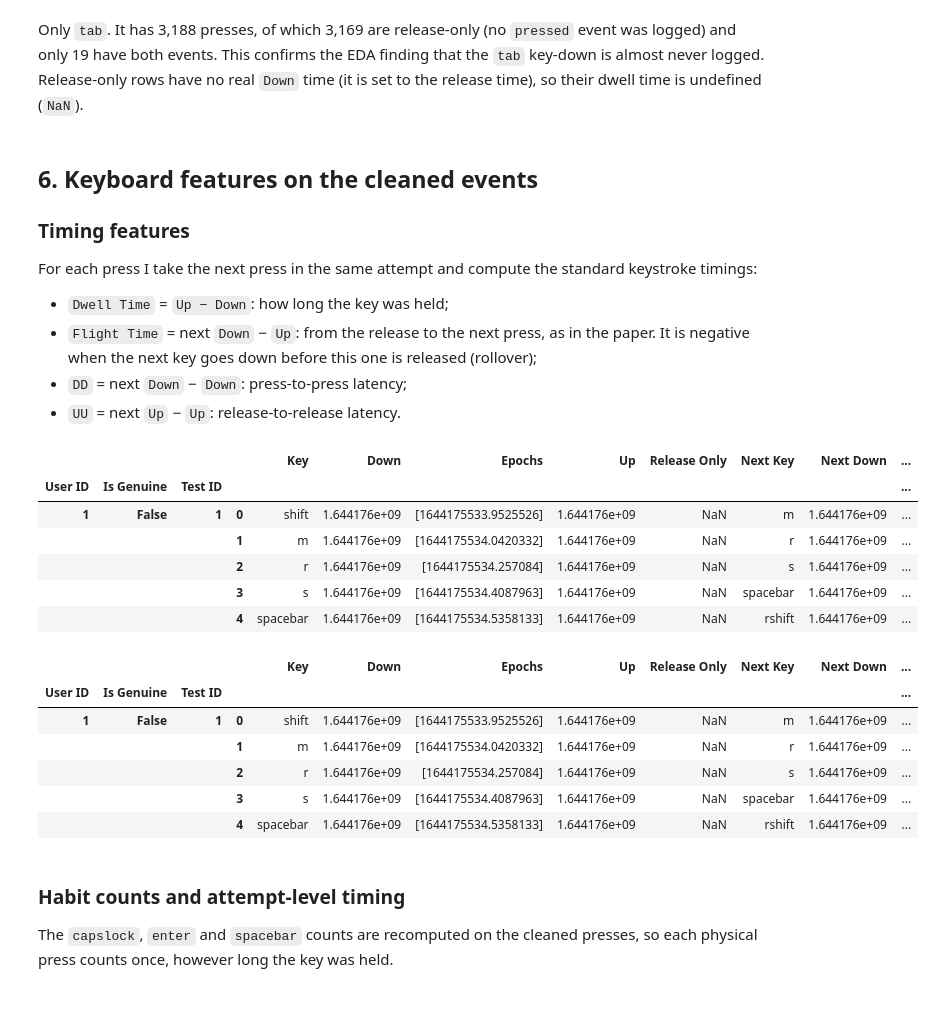
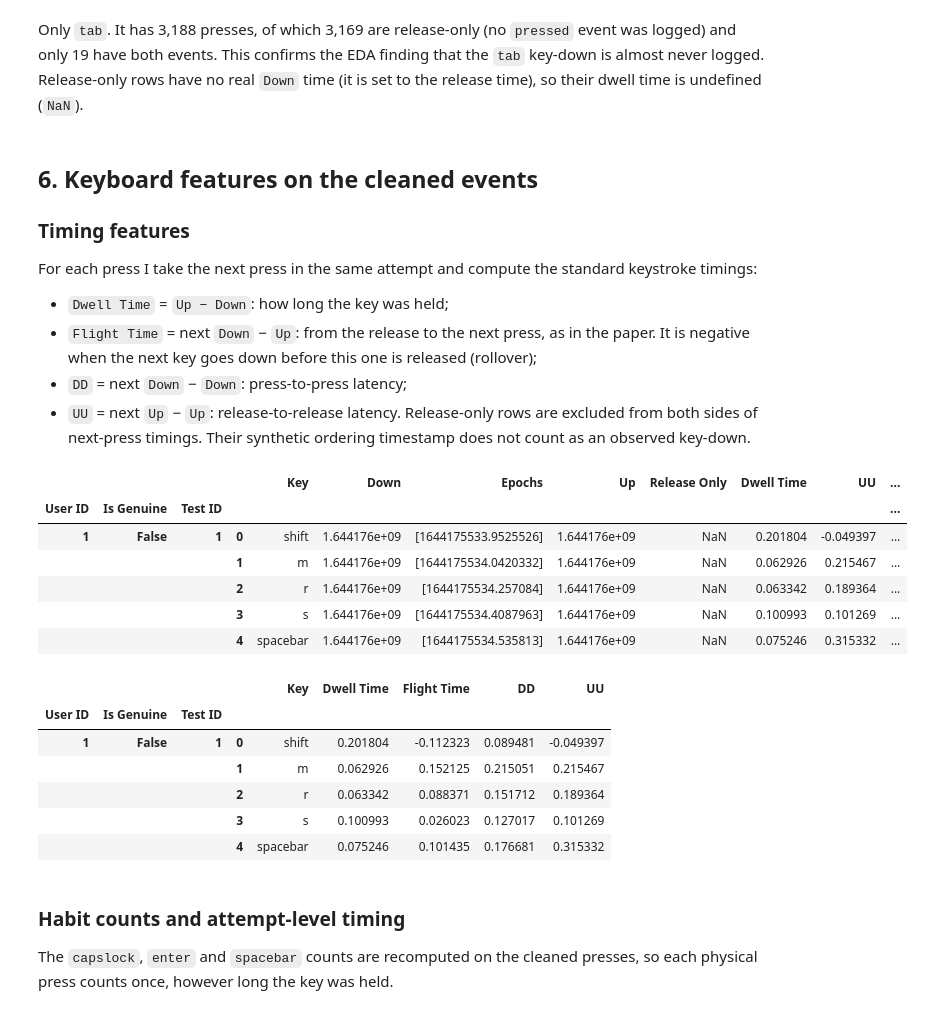
Before and after one commit to m-heldt/behavioral-ml, a Jupyter notebook: notebooks/features.ipynb, the cells around one changed output. Cells and saved outputs as stored; diff of their text form; code cells hidden in the pictures.

```diff
--- a/notebooks/features.ipynb
+++ b/notebooks/features.ipynb
@@ -22,12 +25,14 @@ Let's load the data first using the `load_data` function.
 # %%
+import os
+from pathlib import Path
 import pandas as pd
 import numpy as np
+from behavioral_ml.etl import load_data
+from behavioral_ml.features import key, build_feature_sets
 
-from behavioral_ml.etl import load_data
-
-mouse_df, key_df = load_data("../data/raw_kmt_dataset")
-
-mouse_df.sort_index()
+raw_mouse_df, raw_key_df = load_data(Path(os.environ.get("KMT_DATA_DIR", "../data/raw_kmt_dataset")))
+mouse_df, key_df = raw_mouse_df.copy(), raw_key_df.copy()
+mouse_df.head()
 # %% [output]
 |  |  |  |  |  | Event | Coordinates | Epoch |
 | User ID | Is Genuine | Test ID | Event ID | Movement ID |  |  |  |
@@ -947,40 +925,30 @@ For each press I take the next press in the same attempt and compute the standar
 - `Flight Time` = next `Down` − `Up`: from the release to the next press, as in the paper. It is negative when the next key goes down before this one is released (rollover);
 - `DD` = next `Down` − `Down`: press-to-press latency;
 - `UU` = next `Up` − `Up`: release-to-release latency.
+Release-only rows are excluded from both sides of next-press timings. Their
+synthetic ordering timestamp does not count as an observed key-down.
 # %%
-next_key_df = key_df.groupby(level=LEVELS).shift(-1).rename({
-    "Key": "Next Key",
-    "Down": "Next Down",
-    "Up": "Next Up"
-    }, axis=1)
-
-next_key_df = key_df.join(next_key_df[["Next Key", "Next Down", "Next Up"]])
-next_key_df.head()
+# Release-only rows remain available for counts but are excluded from timings.
+featured_key_df = key.add_key_dynamics(raw_key_df)
+featured_key_df.head()
 # %% [output]
-|  |  |  |  | Key | Down | Epochs | Up | Release Only | Next Key | Next Down | ... |
+|  |  |  |  | Key | Down | Epochs | Up | Release Only | Dwell Time | UU | ... |
 | User ID | Is Genuine | Test ID |  |  |  |  |  |  |  |  | ... |
-| 1 | False | 1 | 0 | shift | 1.644176e+09 | [1644175533.9525526] | 1.644176e+09 | NaN | m | 1.644176e+09 | ... |
-|  |  |  | 1 | m | 1.644176e+09 | [1644175534.0420332] | 1.644176e+09 | NaN | r | 1.644176e+09 | ... |
-|  |  |  | 2 | r | 1.644176e+09 | [1644175534.257084] | 1.644176e+09 | NaN | s | 1.644176e+09 | ... |
-|  |  |  | 3 | s | 1.644176e+09 | [1644175534.4087963] | 1.644176e+09 | NaN | spacebar | 1.644176e+09 | ... |
-|  |  |  | 4 | spacebar | 1.644176e+09 | [1644175534.5358133] | 1.644176e+09 | NaN | rshift | 1.644176e+09 | ... |
+| 1 | False | 1 | 0 | shift | 1.644176e+09 | [1644175533.9525526] | 1.644176e+09 | NaN | 0.201804 | -0.049397 | ... |
+|  |  |  | 1 | m | 1.644176e+09 | [1644175534.0420332] | 1.644176e+09 | NaN | 0.062926 | 0.215467 | ... |
+|  |  |  | 2 | r | 1.644176e+09 | [1644175534.257084] | 1.644176e+09 | NaN | 0.063342 | 0.189364 | ... |
+|  |  |  | 3 | s | 1.644176e+09 | [1644175534.4087963] | 1.644176e+09 | NaN | 0.100993 | 0.101269 | ... |
+|  |  |  | 4 | spacebar | 1.644176e+09 | [1644175534.535813] | 1.644176e+09 | NaN | 0.075246 | 0.315332 | ... |
 # %%
-featured_key_df = next_key_df.copy()
-
-featured_key_df["Dwell Time"] = featured_key_df["Up"] - featured_key_df["Down"]
-featured_key_df["UU"] = featured_key_df["Next Up"] - featured_key_df["Up"]
-featured_key_df["DD"] = featured_key_df["Next Down"] - featured_key_df["Down"]
-featured_key_df["Flight Time"] = featured_key_df["Next Down"] - featured_key_df["Up"]
-
-featured_key_df.head()
+featured_key_df[["Key", "Dwell Time", "Flight Time", "DD", "UU"]].head()
 # %% [output]
-|  |  |  |  | Key | Down | Epochs | Up | Release Only | Next Key | Next Down | ... |
-| User ID | Is Genuine | Test ID |  |  |  |  |  |  |  |  | ... |
-| 1 | False | 1 | 0 | shift | 1.644176e+09 | [1644175533.9525526] | 1.644176e+09 | NaN | m | 1.644176e+09 | ... |
-|  |  |  | 1 | m | 1.644176e+09 | [1644175534.0420332] | 1.644176e+09 | NaN | r | 1.644176e+09 | ... |
-|  |  |  | 2 | r | 1.644176e+09 | [1644175534.257084] | 1.644176e+09 | NaN | s | 1.644176e+09 | ... |
-|  |  |  | 3 | s | 1.644176e+09 | [1644175534.4087963] | 1.644176e+09 | NaN | spacebar | 1.644176e+09 | ... |
-|  |  |  | 4 | spacebar | 1.644176e+09 | [1644175534.5358133] | 1.644176e+09 | NaN | rshift | 1.644176e+09 | ... |
+|  |  |  |  | Key | Dwell Time | Flight Time | DD | UU |
+| User ID | Is Genuine | Test ID |  |  |  |  |  |  |
+| 1 | False | 1 | 0 | shift | 0.201804 | -0.112323 | 0.089481 | -0.049397 |
+|  |  |  | 1 | m | 0.062926 | 0.152125 | 0.215051 | 0.215467 |
+|  |  |  | 2 | r | 0.063342 | 0.088371 | 0.151712 | 0.189364 |
+|  |  |  | 3 | s | 0.100993 | 0.026023 | 0.127017 | 0.101269 |
+|  |  |  | 4 | spacebar | 0.075246 | 0.101435 | 0.176681 | 0.315332 |
 # %% [markdown]
 ### Habit counts and attempt-level timing
 
```
Also changed, not shown: parts of 46 cells of this notebook, 23 other files.
